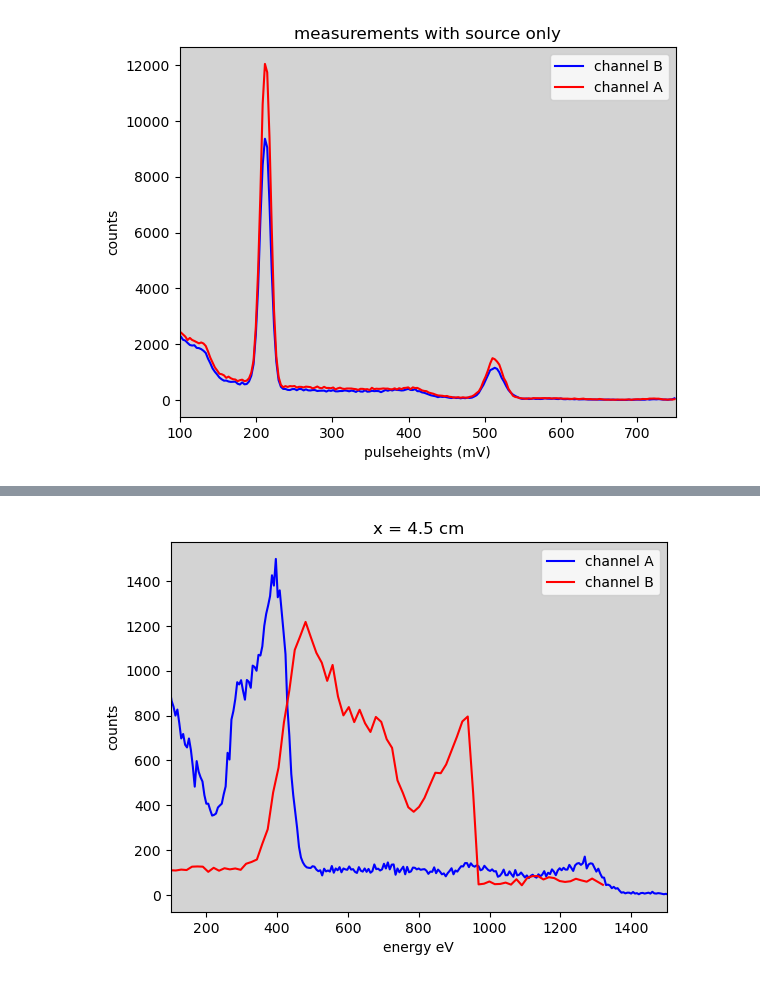
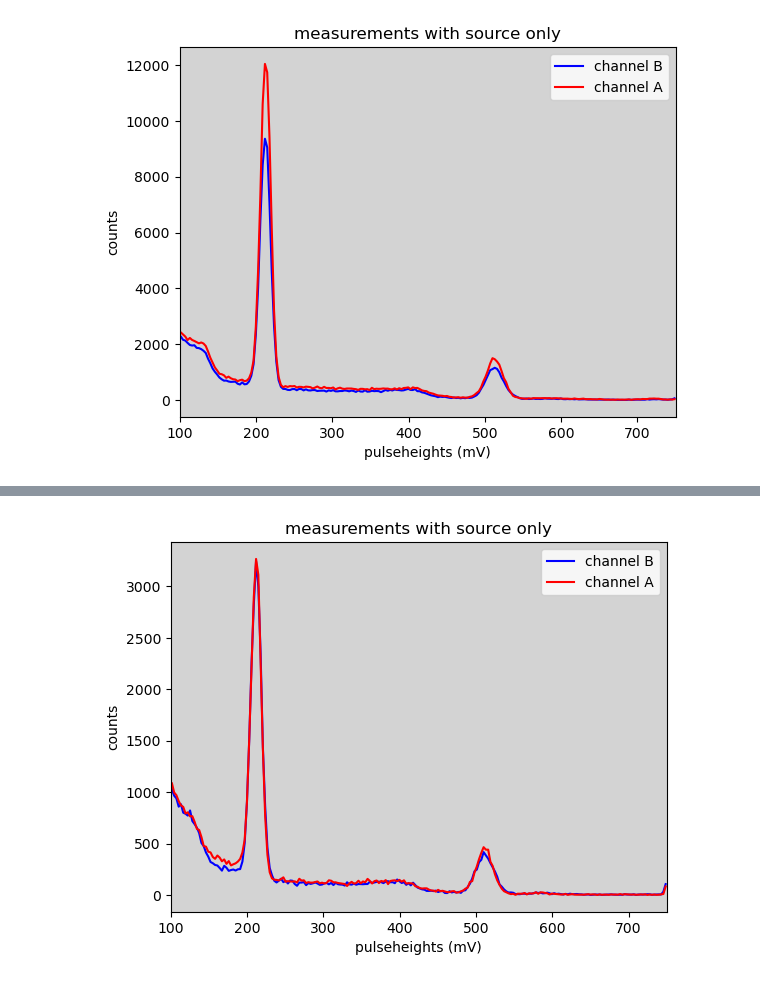
Before and after one commit to jrc-rodriguez/particle_physics, a Jupyter notebook: particle_physics.ipynb, the cells around one changed output, grey strips where cells are left out. Cells and saved outputs as stored; diff of their text form; code cells hidden in the pictures.

Commit message:
first real measurements imported

```diff
--- a/particle_physics.ipynb
+++ b/particle_physics.ipynb
@@ -201,16 +196,13 @@ TypeError: 'list' object is not callable
 # %%
-energy_A_x2 = energy_A(pulseheights_x2)
-energy_B_x2 = energy_B(pulseheights_x2)
-
-plt.plot(energy_A_x2, counts_A_x2, color = 'blue', label = "channel A")
-plt.plot(energy_B_x2, counts_B_x2, color = 'red', label = 'channel B')
+plt.plot(pulseheights_x3, counts_B_x3, color = 'blue', label = "channel B")
+plt.plot(pulseheights_x3, counts_A_x3, color = 'red', label = 'channel A')
 plt.gca().set_facecolor('lightgrey')
-plt.title("x = 4.5 cm")
+plt.title("measurements with source only")
 plt.legend(loc = 'upper right')
-plt.xlim(100, 1500)
+plt.xlim(100, 750)
 plt.ylabel("counts")
-plt.xlabel("energy eV")
+plt.xlabel("pulseheights (mV)")
 plt.show()
 # %% [output]
-[figure, old version]
+[figure, new version]
 # %%
```
Also changed, not shown: parts of 9 cells of this notebook.
